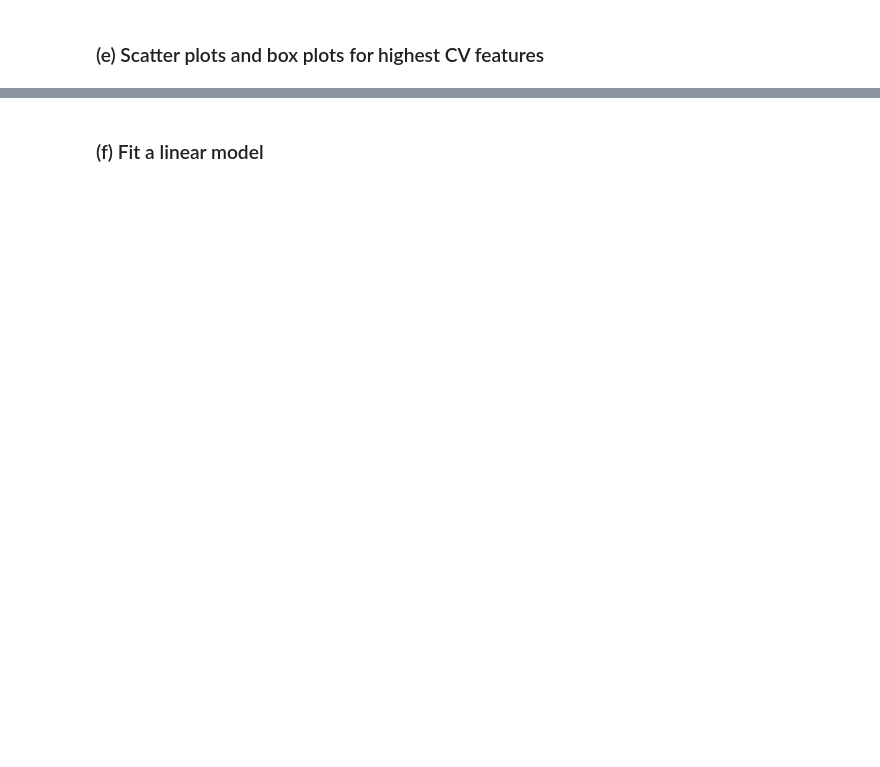
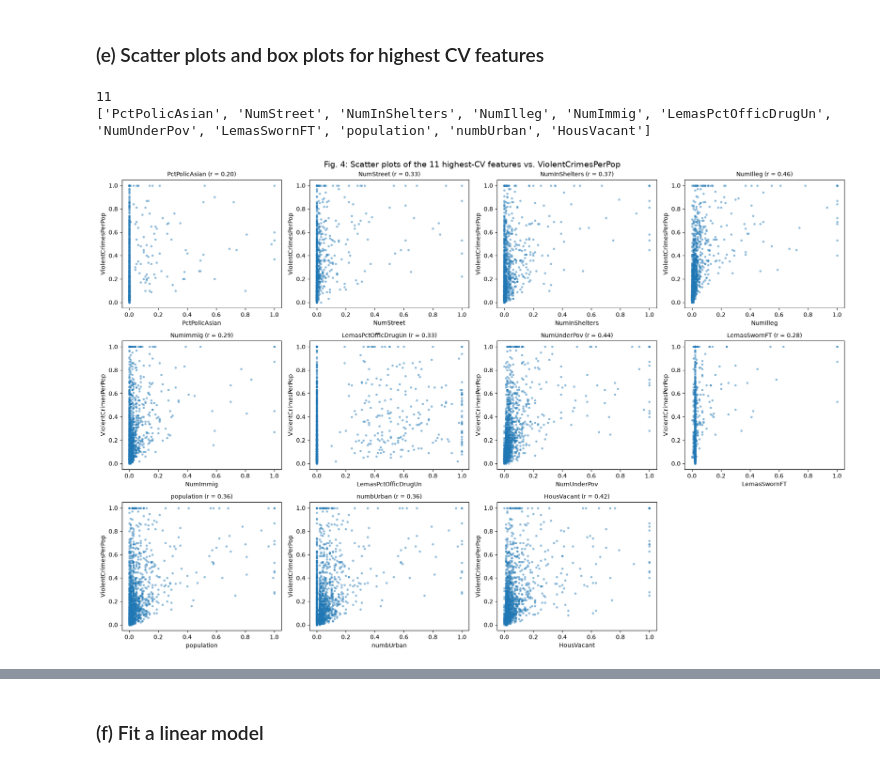
Before and after one commit to xiaomann339/DSCI552-HW5, a Jupyter notebook: notebook/Niu_Xiaoman_HW5.ipynb, the cells around one changed output, grey strips where cells are left out. Cells and saved outputs as stored; diff of their text form; code cells hidden in the pictures; blank space fills up the shorter version.

```diff
--- a/notebook/Niu_Xiaoman_HW5.ipynb
+++ b/notebook/Niu_Xiaoman_HW5.ipynb
@@ -31,2 +425,8 @@ Get the Accute Inamations Data Set
 # %% [markdown]
 ### (d) Calculate the Coefficient of Variation CV
+# %%
+cv_feat = (X_train.std()/ X_train.mean()).sort_values(ascending = False)
+cv_feat = cv_feat.rename('CV').to_frame()
+
+print('Number of features:', len(cv_feat))
+cv_feat.round(3)
@@ -33,2 +498,29 @@ Get the Accute Inamations Data Set
 # %% [markdown]
 ### (e) Scatter plots and box plots for highest CV features
+# %%
+k = int(np.floor(np.sqrt(128)))
+top_feats = cv_feat.index[:k].tolist()
+print(k)
+print(top_feats)
+# %% [output]
+11
+['PctPolicAsian', 'NumStreet', 'NumInShelters', 'NumIlleg', 'NumImmig', 'LemasPctOfficDrugUn', 'NumUnderPov', 'LemasSwornFT', 'population', 'numbUrban', 'HousVacant']
+# %%
+fig, axes = plt.subplots(3, 4, figsize=(18, 12))
+axes = axes.flatten()
+
+for ax, f in zip(axes, top_feats):
+    ax.scatter(X_train[f], y_train, s=8, alpha=0.4)
+    ax.set_xlabel(f)
+    ax.set_ylabel('ViolentCrimesPerPop')
+    ax.set_title(f'{f} (r = {X_train[f].corr(y_train):.2f})', fontsize=10)
+
+for ax in axes[k:]:
+    ax.remove()
+
+fig.suptitle('Fig. 4: Scatter plots of the 11 highest-CV features vs. ViolentCrimesPerPop',
+             fontsize=14)
+plt.tight_layout()
+plt.show()
+# %% [output]
+[figure, added]
```
Also changed, not shown: parts of 57 cells of this notebook.
